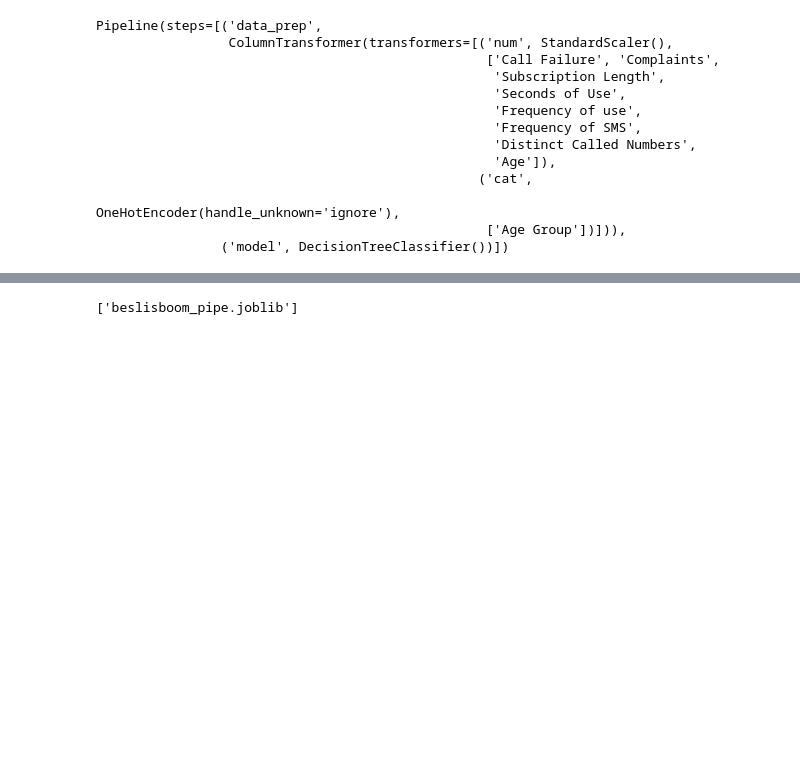
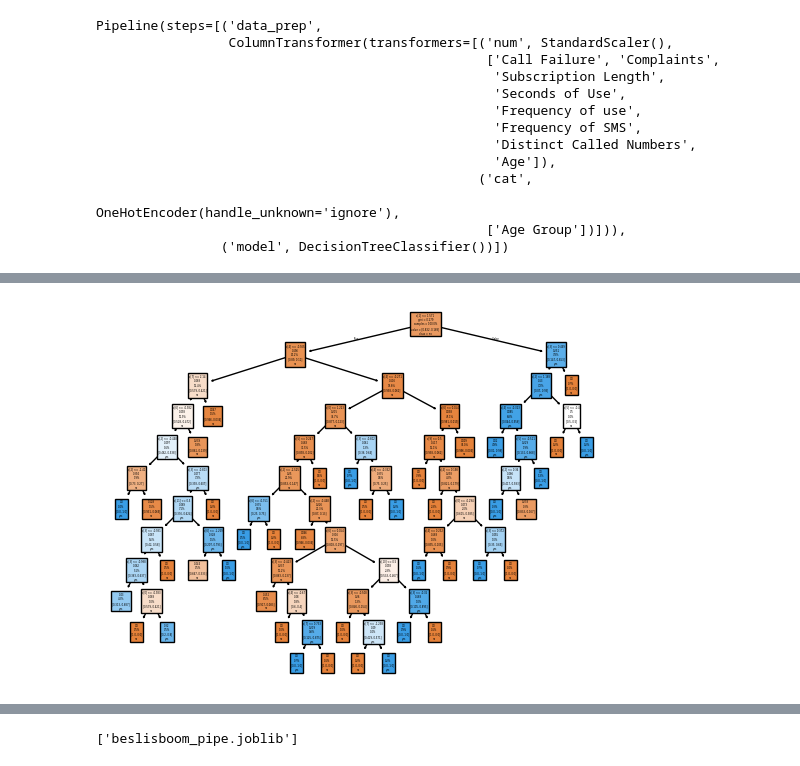
Before and after one commit to Murielle01/BP-3.4, a Jupyter notebook: scripts/opdracht 2/beslisboom.ipynb, the cells around one changed output, grey strips where cells are left out. Cells and saved outputs as stored; diff of their text form; code cells hidden in the pictures; blank space fills up the shorter version.

```diff
--- a/scripts/opdracht 2/beslisboom.ipynb
+++ b/scripts/opdracht 2/beslisboom.ipynb
@@ -128,0 +236,9 @@ Pipeline(steps=[('data_prep',
+# %%
+plot_tree(gridsearch.best_estimator_.named_steps['model'],
+            class_names = ['no', 'yes'],
+            filled = True,
+            proportion=True,
+            label = 'root')
+plt.show()
+# %% [output]
+[figure, added]
```
Also changed, not shown: parts of 10 cells of this notebook, 1 other file.
